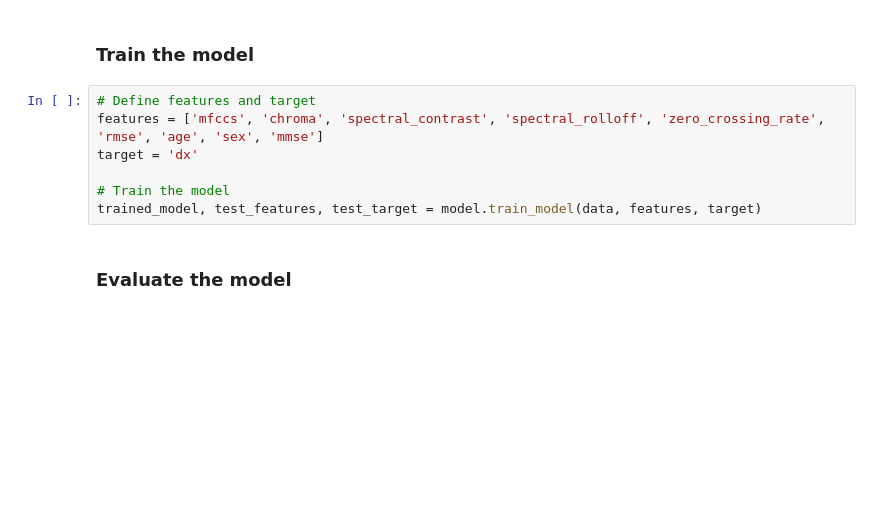
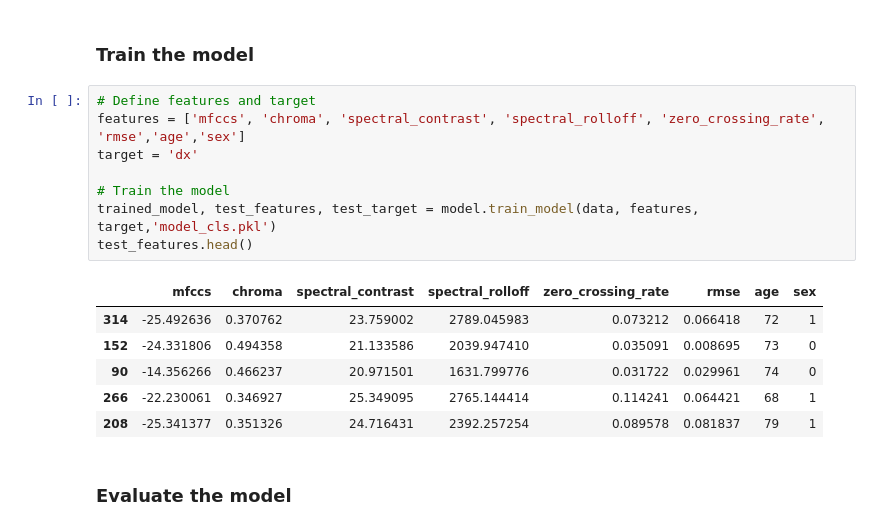
Before and after one commit to narayanacharyuluchitroju/INTERSPEECH_24_Challenge, a Jupyter notebook: MCI_CLSF_RANDF.ipynb, the cells around one changed output. Saved outputs shown, nothing was run; the diff lists cells and outputs as text; blank space fills up the shorter version.

```diff
--- a/MCI_CLSF_RANDF.ipynb
+++ b/MCI_CLSF_RANDF.ipynb
@@ -48,11 +49,19 @@ data.groupby('dx').describe()
 ### Train the model
 # %%
 # Define features and target
-features = ['mfccs', 'chroma', 'spectral_contrast', 'spectral_rolloff', 'zero_crossing_rate', 'rmse', 'age', 'sex', 'mmse']
+features = ['mfccs', 'chroma', 'spectral_contrast', 'spectral_rolloff', 'zero_crossing_rate', 'rmse','age','sex']
 target = 'dx'
 
 # Train the model
-trained_model, test_features, test_target = model.train_model(data, features, target)
+trained_model, test_features, test_target = model.train_model(data, features, target,'model_cls.pkl')
+test_features.head()
+# %% [output]
+|  | mfccs | chroma | spectral_contrast | spectral_rolloff | zero_crossing_rate | rmse | age | sex |
+| 314 | -25.492636 | 0.370762 | 23.759002 | 2789.045983 | 0.073212 | 0.066418 | 72 | 1 |
+| 152 | -24.331806 | 0.494358 | 21.133586 | 2039.947410 | 0.035091 | 0.008695 | 73 | 0 |
+| 90 | -14.356266 | 0.466237 | 20.971501 | 1631.799776 | 0.031722 | 0.029961 | 74 | 0 |
+| 266 | -22.230061 | 0.346927 | 25.349095 | 2765.144414 | 0.114241 | 0.064421 | 68 | 1 |
+| 208 | -25.341377 | 0.351326 | 24.716431 | 2392.257254 | 0.089578 | 0.081837 | 79 | 1 |
 # %% [markdown]
 ### Evaluate the model
 # %%
```
Also changed, not shown: parts of 6 cells of this notebook, 5 other files.
